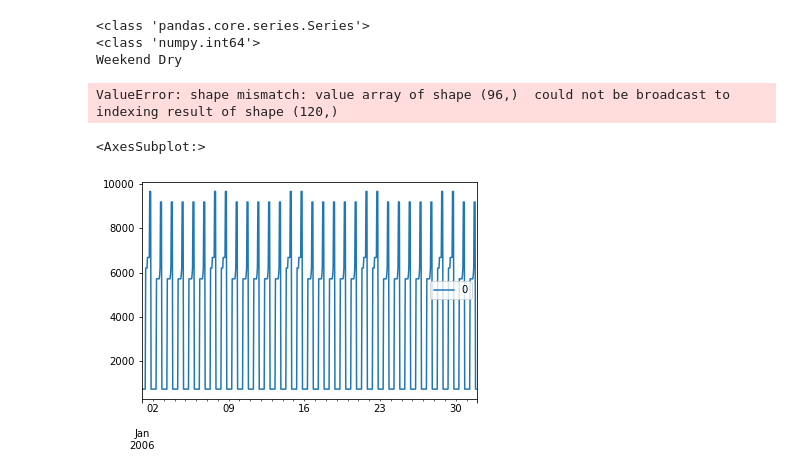
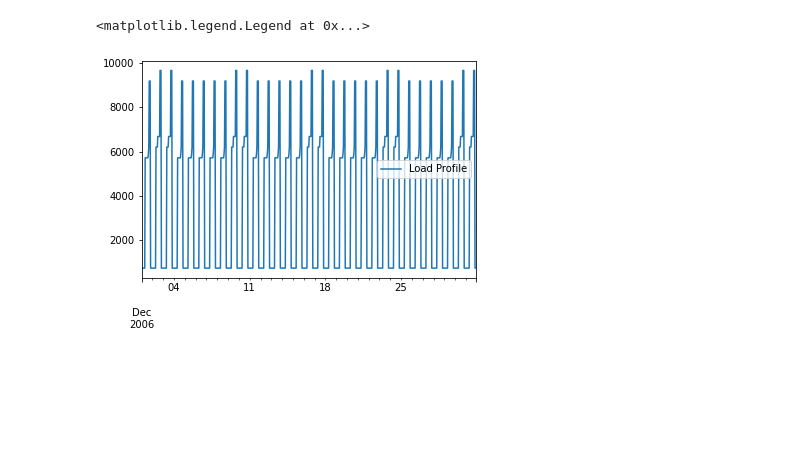
Before and after one commit to UW-GRID/PV_sizing, a Jupyter notebook: ipynb/custom_load_profile.ipynb, the cells around one changed output. Saved outputs shown, nothing was run; the diff lists cells and outputs as text; code cells hidden in the pictures; blank space fills up the shorter version.

Commit message:
working implementation of custom-load-profile

```diff
--- a/ipynb/custom_load_profile.ipynb
+++ b/ipynb/custom_load_profile.ipynb
@@ -37,4 +37,4 @@ general_load_profile
 | 12:00:00 AM | 726.0 | 726.0 | 726.0 | 726.0 | 726.0 | ... |
 # %%
 # Create empty dataframe that will become the year long load profile
-load_profile = pd.DataFrame(range(8760), index=pd.date_range(start="1/1/2006", end="1/1/2007", freq="H").delete(-1))
+load_profile = pd.DataFrame(range(8760), index=pd.date_range(start="1/1/2006", end="12/31/2006", freq="H"))
@@ -72,47 +92,6 @@ d = pd.date_range(start="1/1/2007", end="1/1/2008", freq="D")
-# %%
-# dict defining which load profile we want for weekend and weekday of each month
-spec = dict(January=dict(weekday="Weekday School Dry", weekend="Weekend Dry"))
-
-# stiches together entire year load profile based on spec
-for month in spec:
-    #creates a Series with number of time each day occurs in a given month.
-    dayOccurances = d[d.month_name() == month].day_name().value_counts()
-    print(spec.get(month).get("weekend"))
-
-    load_profile.loc[
-    (load_profile.index.month_name() == month) & (load_profile.index.day_name() == "Sunday"), 0
-] = np.tile(general_load_profile[spec.get(month).get("weekend")].values, dayOccurances.get("Sunday"))
-
-load_profile.loc[
-    (load_profile.index.month_name() == month) & (load_profile.index.day_name() == "Saturday"), 0
-] = np.tile(general_load_profile[spec.get(month).get("weekend")].values, dayOccurances.get("Saturday"))
-
-load_profile.loc[
-    (load_profile.index.month_name() == month) & (load_profile.index.day_name() == "Monday"), 0
-] = np.tile(general_load_profile[spec.get(month).get("weekday")].values, dayOccurances.get("Monday"))
-
-load_profile.loc[
-    (load_profile.index.month_name() == month) & (load_profile.index.day_name() == "Tuesday"), 0
-] = np.tile(general_load_profile[spec.get(month).get("weekday")].values, dayOccurances.get("Tuesday"))
-
-load_profile.loc[
-    (load_profile.index.month_name() == month) & (load_profile.index.day_name() == "Wednesday"), 0
-] = np.tile(general_load_profile[spec.get(month).get("weekday")].values, dayOccurances.get("Wednesday"))
-
-load_profile.loc[
-    (load_profile.index.month_name() == month) & (load_profile.index.day_name() == "Thursday"), 0
-] = np.tile(general_load_profile[spec.get(month).get("weekday")].values, dayOccurances.get("Thursday"))
-
-load_profile.loc[
-    (load_profile.index.month_name() == month) & (load_profile.index.day_name() == "Friday"), 0
-] = np.tile(general_load_profile[spec.get(month).get("weekday")].values, dayOccurances.get("Friday"))
-# %% [output]
-<class 'pandas.core.series.Series'>
-<class 'numpy.int64'>
-Weekend Dry
-ValueError: shape mismatch: value array of shape (96,)  could not be broadcast to indexing result of shape (120,)
 # %%
-load_profile[load_profile.index.month_name() == "January"].plot()
+ax = load_profile[load_profile.index.month_name() == "December"].plot()
+ax.legend(["Load Profile"])
 # %% [output]
-<AxesSubplot:>
+<matplotlib.legend.Legend at 0x...>
-[figure, old version]
+[figure, new version]
```
Also changed, not shown: parts of 8 cells of this notebook, 1 other file.
